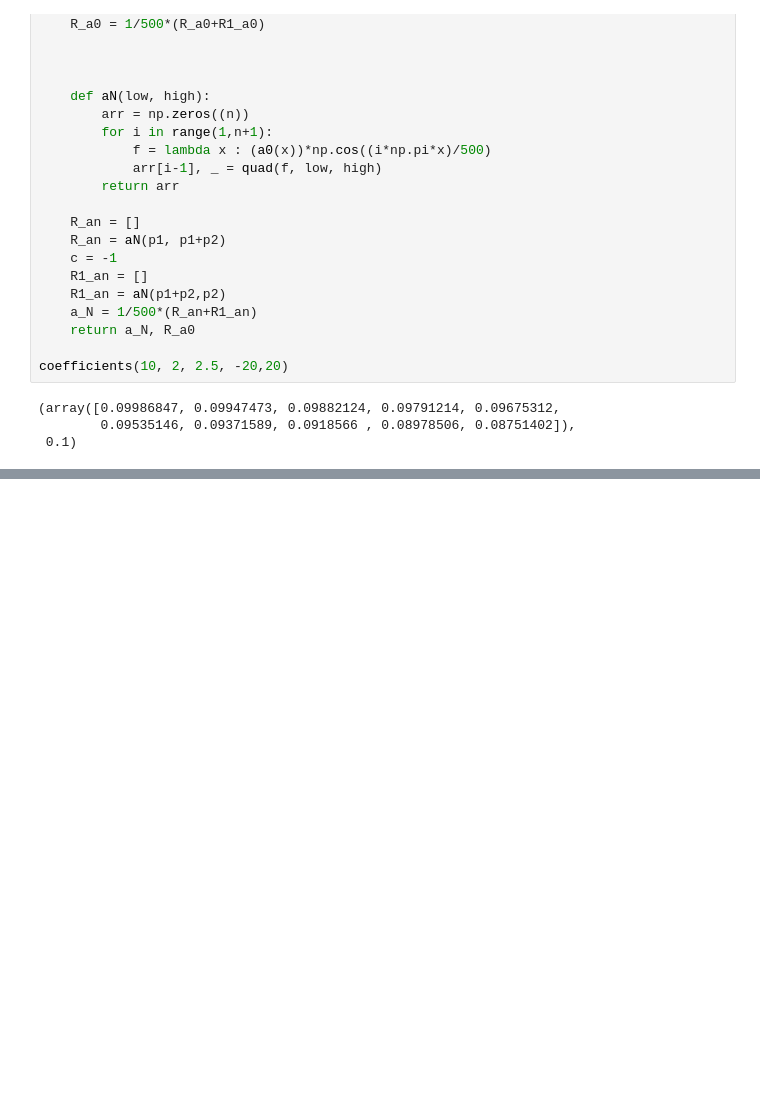
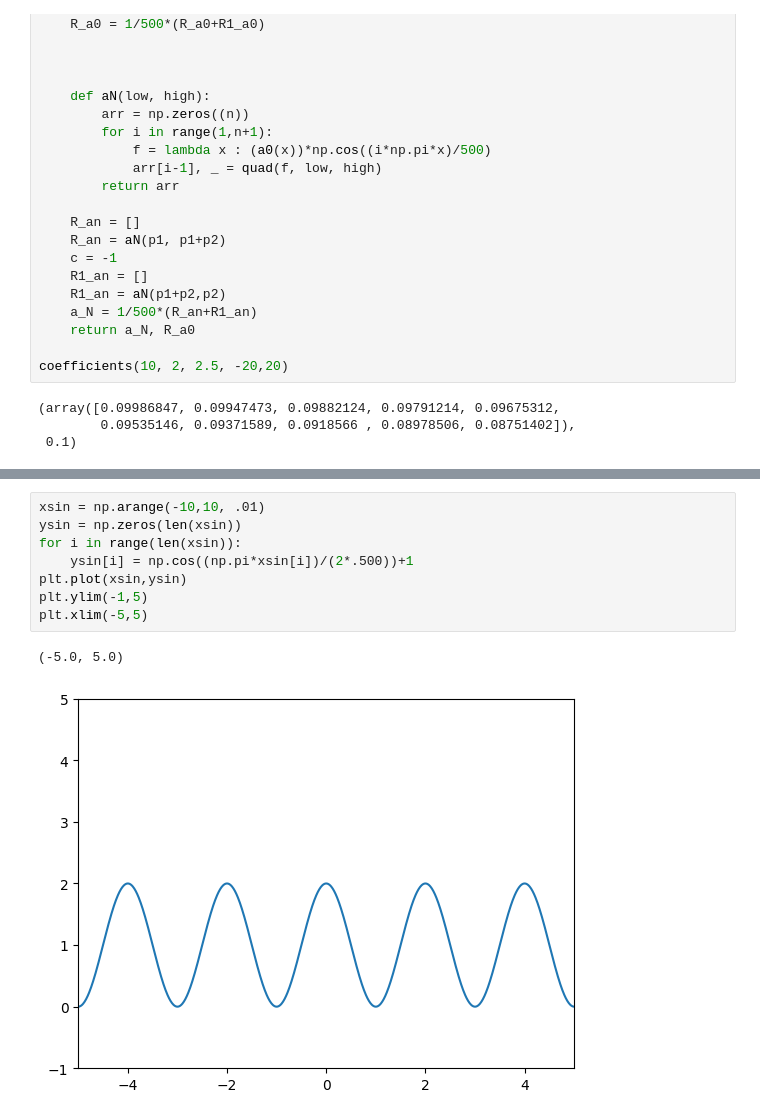
Before and after one commit to SalvatoreAguilera/ECG-SIM, a Jupyter notebook: ecg.ipynb, the cells around one changed output, grey strips where cells are left out. Saved outputs shown, nothing was run; the diff lists cells and outputs as text; blank space fills up the shorter version.

```diff
--- a/ecg.ipynb
+++ b/ecg.ipynb
@@ -208,0 +210,11 @@ plt.show()
+# %%
+xsin = np.arange(-10,10, .01)
+ysin = np.zeros(len(xsin))
+for i in range(len(xsin)):
+    ysin[i] = np.cos((np.pi*xsin[i])/(2*.500))+1
+plt.plot(xsin,ysin)
+plt.ylim(-1,5)
+plt.xlim(-5,5)
+# %% [output]
+(-5.0, 5.0)
+[figure, added]
```
Also changed, not shown: parts of 2 cells of this notebook.
